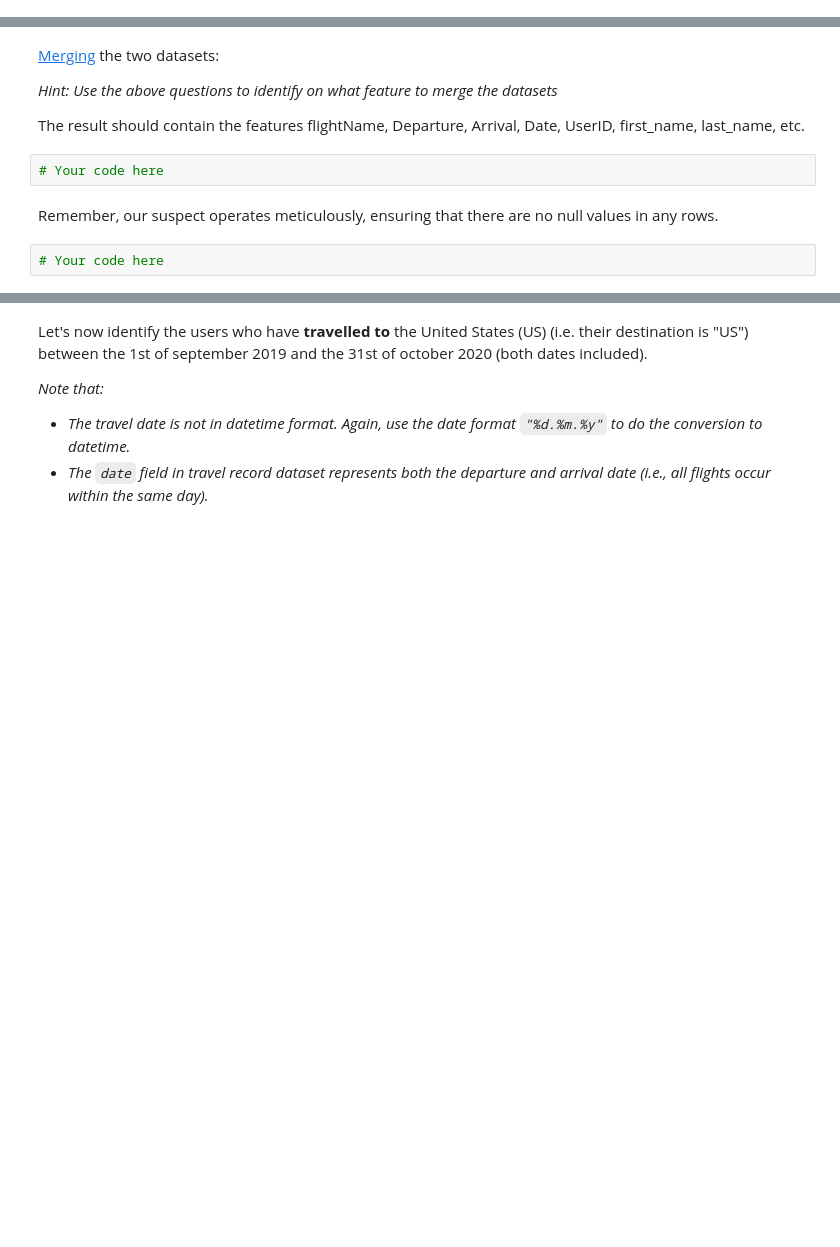
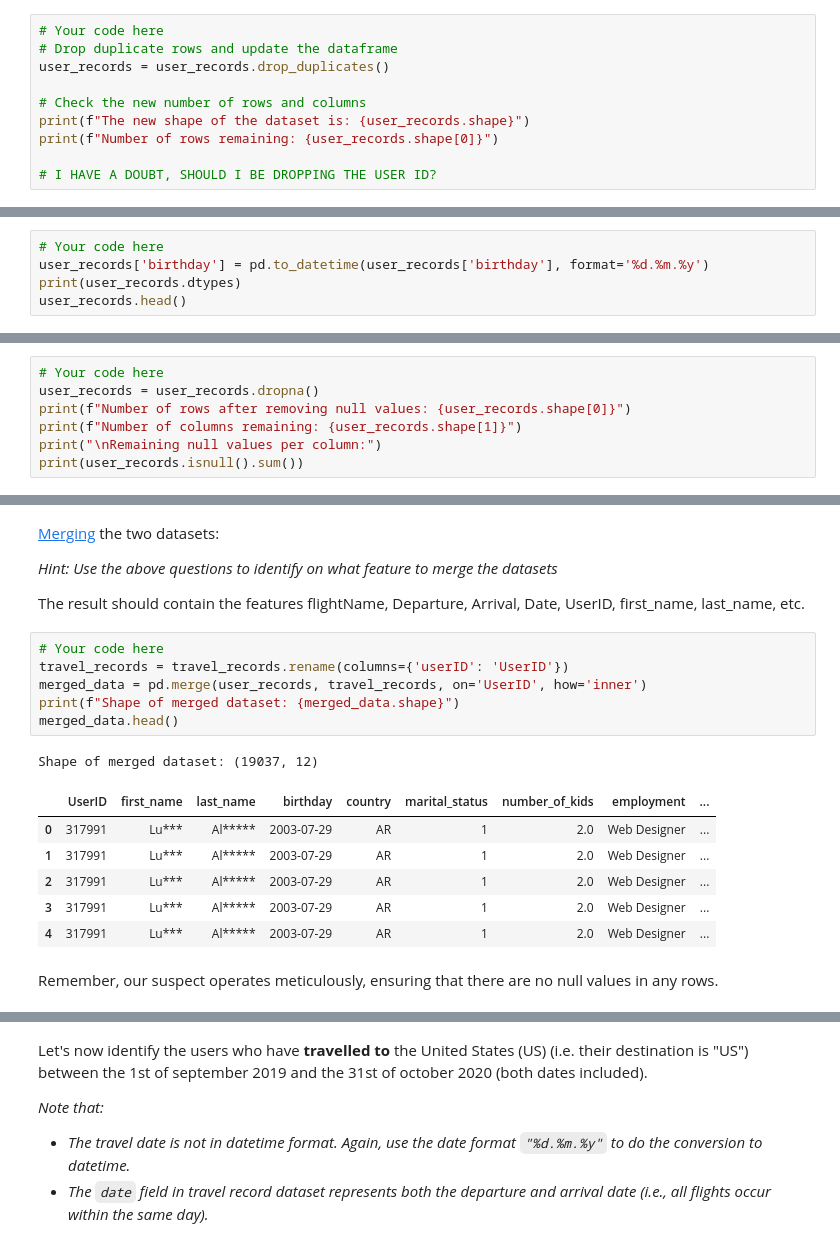
Before and after one commit to miachambat/CSE201-td3-1-handin, a Jupyter notebook: assignments/Part 1/Assignment_part_1.ipynb, the cells around one changed output, grey strips where cells are left out. Saved outputs shown, nothing was run; the diff lists cells and outputs as text; blank space fills up the shorter version.

```diff
--- a/assignments/Part 1/Assignment_part_1.ipynb
+++ b/assignments/Part 1/Assignment_part_1.ipynb
@@ -66,0 +101,10 @@ Drop the duplicate rows in the user records dataset.
+# %%
+# Your code here
+# Drop duplicate rows and update the dataframe
+user_records = user_records.drop_duplicates()
+
+# Check the new number of rows and columns
+print(f"The new shape of the dataset is: {user_records.shape}")
+print(f"Number of rows remaining: {user_records.shape[0]}")
+
+# I HAVE A DOUBT, SHOULD I BE DROPPING THE USER ID?
@@ -81,0 +131,5 @@ Convert the column `birthday` to datetime if necessary. Make sure to pass the co
+# %%
+# Your code here
+user_records['birthday'] = pd.to_datetime(user_records['birthday'], format='%d.%m.%y')
+print(user_records.dtypes)
+user_records.head()
@@ -106,0 +218,7 @@ If you encounter any null values in the dataset, be sure to exclude those entrie
+# %%
+# Your code here
+user_records = user_records.dropna()
+print(f"Number of rows after removing null values: {user_records.shape[0]}")
+print(f"Number of columns remaining: {user_records.shape[1]}")
+print("\nRemaining null values per column:")
+print(user_records.isnull().sum())
@@ -120,9 +268,19 @@ We will merge the flight records with the user records in order to ensure that u
 *Hint: Use the above questions to identify on what feature to merge the datasets*
 
 The result should contain the features flightName, Departure, Arrival,  Date, UserID, first_name, last_name, etc.
-# %%
-# Your code here
+# %%
+# Your code here
+travel_records = travel_records.rename(columns={'userID': 'UserID'})
+merged_data = pd.merge(user_records, travel_records, on='UserID', how='inner')
+print(f"Shape of merged dataset: {merged_data.shape}")
+merged_data.head()
+# %% [output]
+Shape of merged dataset: (19037, 12)
+|  | UserID | first_name | last_name | birthday | country | marital_status | number_of_kids | employment | ... |
+| 0 | 317991 | Lu*** | Al***** | 2003-07-29 | AR | 1 | 2.0 | Web Designer | ... |
+| 1 | 317991 | Lu*** | Al***** | 2003-07-29 | AR | 1 | 2.0 | Web Designer | ... |
+| 2 | 317991 | Lu*** | Al***** | 2003-07-29 | AR | 1 | 2.0 | Web Designer | ... |
+| 3 | 317991 | Lu*** | Al***** | 2003-07-29 | AR | 1 | 2.0 | Web Designer | ... |
+| 4 | 317991 | Lu*** | Al***** | 2003-07-29 | AR | 1 | 2.0 | Web Designer | ... |
 # %% [markdown]
 Remember, our suspect operates meticulously, ensuring that there are no null values in any rows.
-# %%
-# Your code here
```
Also changed, not shown: parts of 24 cells of this notebook.
